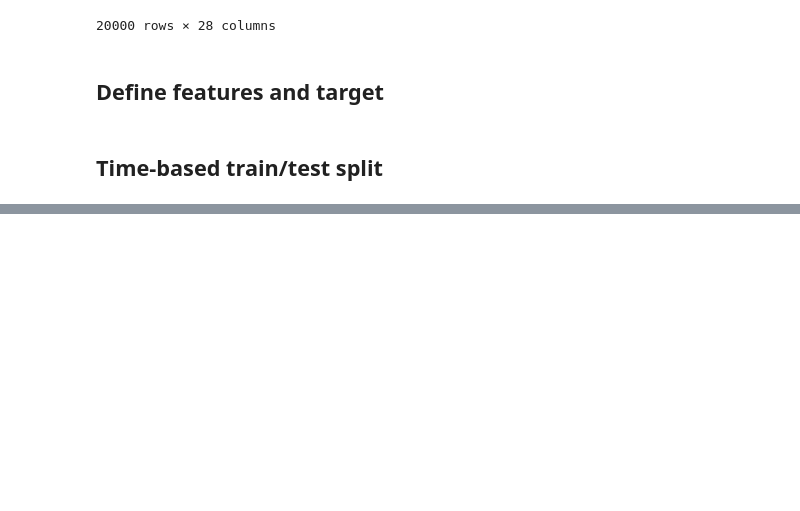
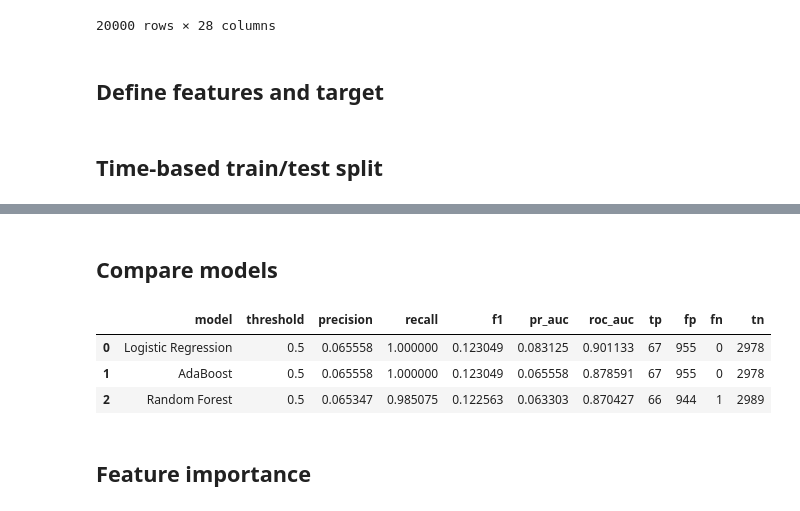
Before and after one commit to markohey/data_science_projects, a Jupyter notebook: System_threat.ipynb, the cells around one changed output, grey strips where cells are left out. Saved outputs shown, nothing was run; the diff lists cells and outputs as text; code cells hidden in the pictures; blank space fills up the shorter version.

```diff
--- a/System_threat.ipynb
+++ b/System_threat.ipynb
@@ -350,0 +591,29 @@ y = df['is_threat']
+# %% [markdown]
+## Compare models
+# %%
+comparison = (
+    pd.DataFrame(model_results)
+      .sort_values('pr_auc', ascending=False)
+      .reset_index(drop=True)
+)
+
+comparison[[
+    'model',
+    'threshold',
+    'precision',
+    'recall',
+    'f1',
+    'pr_auc',
+    'roc_auc',
+    'tp',
+    'fp',
+    'fn',
+    'tn'
+]]
+# %% [output]
+|  | model | threshold | precision | recall | f1 | pr_auc | roc_auc | tp | fp | fn | tn |
+| 0 | Logistic Regression | 0.5 | 0.065558 | 1.000000 | 0.123049 | 0.083125 | 0.901133 | 67 | 955 | 0 | 2978 |
+| 1 | AdaBoost | 0.5 | 0.065558 | 1.000000 | 0.123049 | 0.065558 | 0.878591 | 67 | 955 | 0 | 2978 |
+| 2 | Random Forest | 0.5 | 0.065347 | 0.985075 | 0.122563 | 0.063303 | 0.870427 | 66 | 944 | 1 | 2989 |
+# %% [markdown]
+## Feature importance
```
Also changed, not shown: parts of 12 cells of this notebook, 5 other files.
